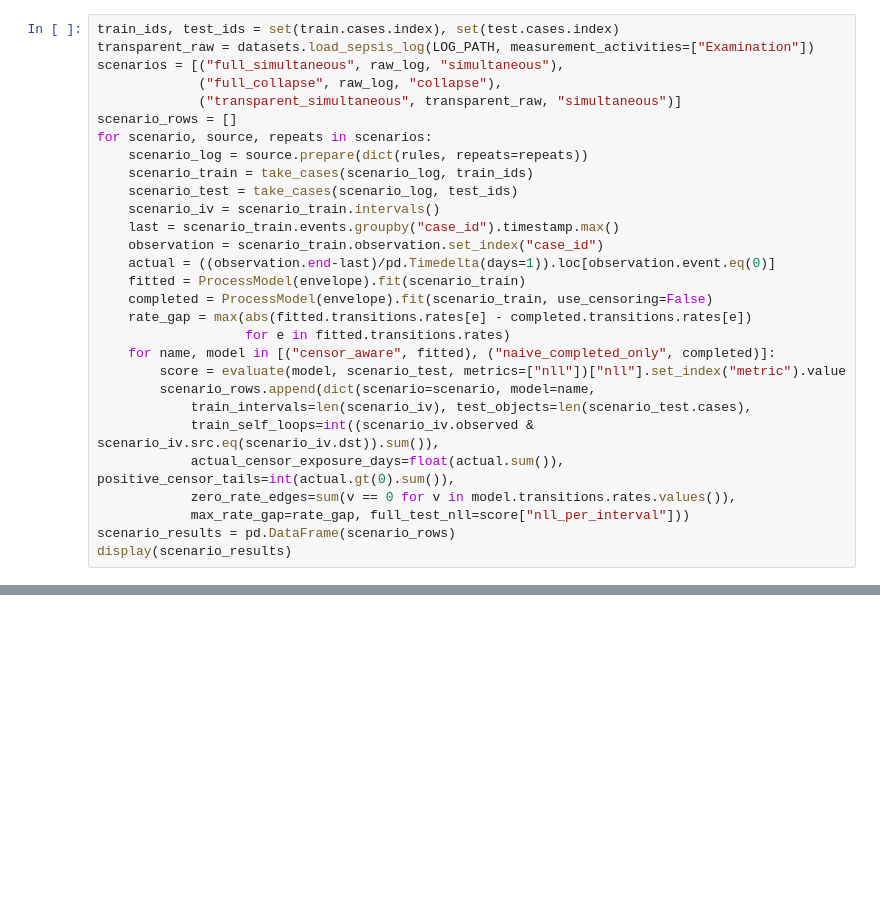
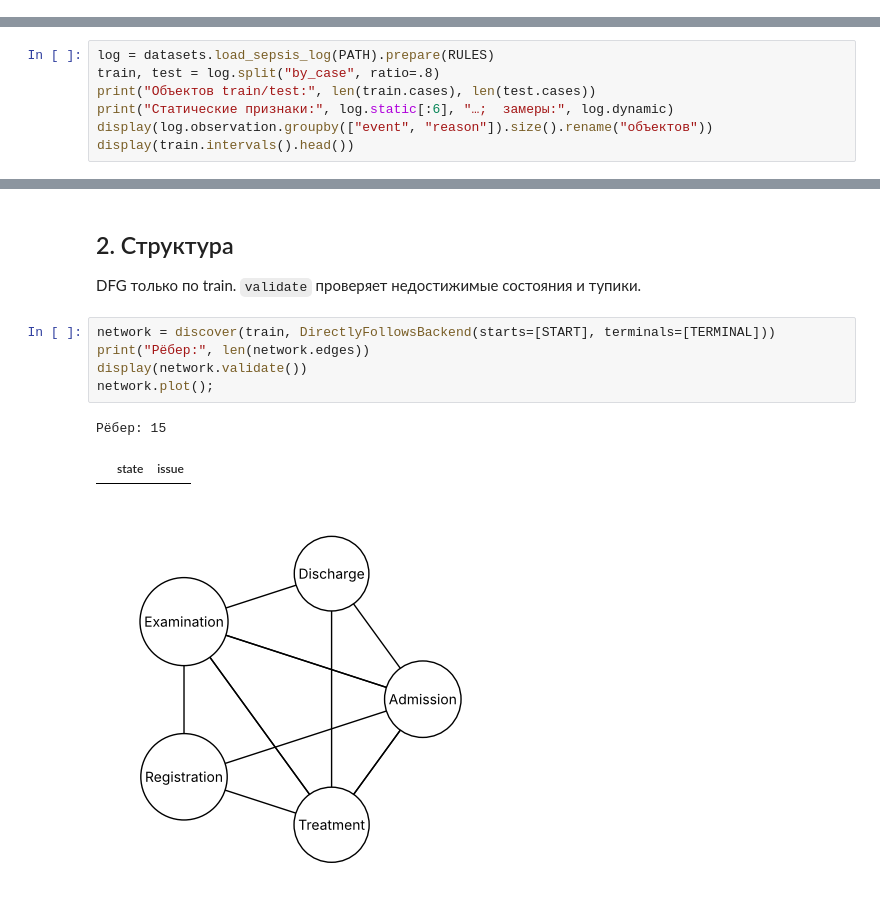
Before and after one commit to iuliivasilev/SurvivalProcessMining, a Jupyter notebook: dima/petri_net_time_estimation_sepsis.ipynb, the cells around one changed output, grey strips where cells are left out. Saved outputs shown, nothing was run; the diff lists cells and outputs as text; blank space fills up the shorter version.

```diff
--- a/dima/petri_net_time_estimation_sepsis.ipynb
+++ b/dima/petri_net_time_estimation_sepsis.ipynb
@@ -300,29 +33,0 @@ assert test_iv.case_id.nunique() == len(test.cases)
-# %%
-train_ids, test_ids = set(train.cases.index), set(test.cases.index)
-transparent_raw = datasets.load_sepsis_log(LOG_PATH, measurement_activities=["Examination"])
-scenarios = [("full_simultaneous", raw_log, "simultaneous"),
-             ("full_collapse", raw_log, "collapse"),
-             ("transparent_simultaneous", transparent_raw, "simultaneous")]
-scenario_rows = []
-for scenario, source, repeats in scenarios:
-    scenario_log = source.prepare(dict(rules, repeats=repeats))
-    scenario_train = take_cases(scenario_log, train_ids)
-    scenario_test = take_cases(scenario_log, test_ids)
-    scenario_iv = scenario_train.intervals()
-    last = scenario_train.events.groupby("case_id").timestamp.max()
-    observation = scenario_train.observation.set_index("case_id")
-    actual = ((observation.end-last)/pd.Timedelta(days=1)).loc[observation.event.eq(0)]
-    fitted = ProcessModel(envelope).fit(scenario_train)
-    completed = ProcessModel(envelope).fit(scenario_train, use_censoring=False)
-    rate_gap = max(abs(fitted.transitions.rates[e] - completed.transitions.rates[e])
-                   for e in fitted.transitions.rates)
-    for name, model in [("censor_aware", fitted), ("naive_completed_only", completed)]:
-        score = evaluate(model, scenario_test, metrics=["nll"])["nll"].set_index("metric").value
-        scenario_rows.append(dict(scenario=scenario, model=name,
-            train_intervals=len(scenario_iv), test_objects=len(scenario_test.cases),
-            train_self_loops=int((scenario_iv.observed & scenario_iv.src.eq(scenario_iv.dst)).sum()),
-            actual_censor_exposure_days=float(actual.sum()), positive_censor_tails=int(actual.gt(0).sum()),
-            zero_rate_edges=sum(v == 0 for v in model.transitions.rates.values()),
-            max_rate_gap=rate_gap, full_test_nll=score["nll_per_interval"]))
-scenario_results = pd.DataFrame(scenario_rows)
-display(scenario_results)
@@ -370,0 +42,7 @@ fig.tight_layout()
+# %%
+log = datasets.load_sepsis_log(PATH).prepare(RULES)
+train, test = log.split("by_case", ratio=.8)
+print("Объектов train/test:", len(train.cases), len(test.cases))
+print("Статические признаки:", log.static[:6], "…;  замеры:", log.dynamic)
+display(log.observation.groupby(["event", "reason"]).size().rename("объектов"))
+display(train.intervals().head())
@@ -370,0 +62,13 @@ fig.tight_layout()
+# %% [markdown]
+## 2. Структура
+
+DFG только по train. `validate` проверяет недостижимые состояния и тупики.
+# %%
+network = discover(train, DirectlyFollowsBackend(starts=[START], terminals=[TERMINAL]))
+print("Рёбер:", len(network.edges))
+display(network.validate())
+network.plot();
+# %% [output]
+Рёбер: 15
+|  | state | issue |
+[figure, added]
```
Also changed, not shown: parts of 30 cells of this notebook, 10 other files.
